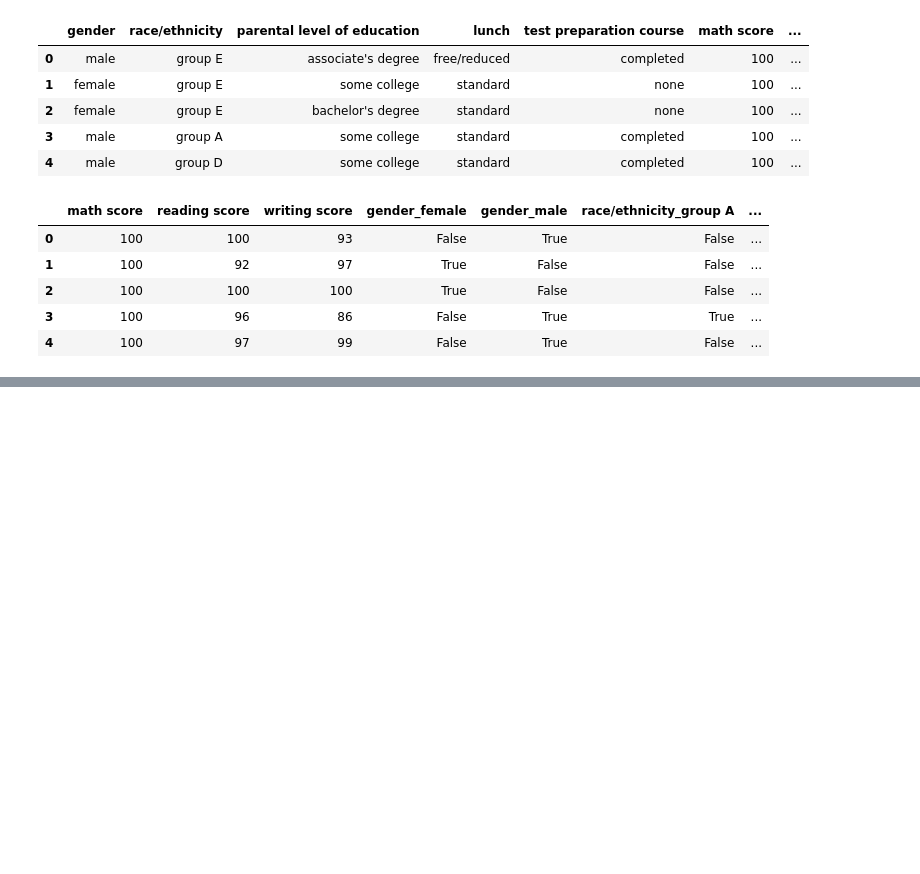
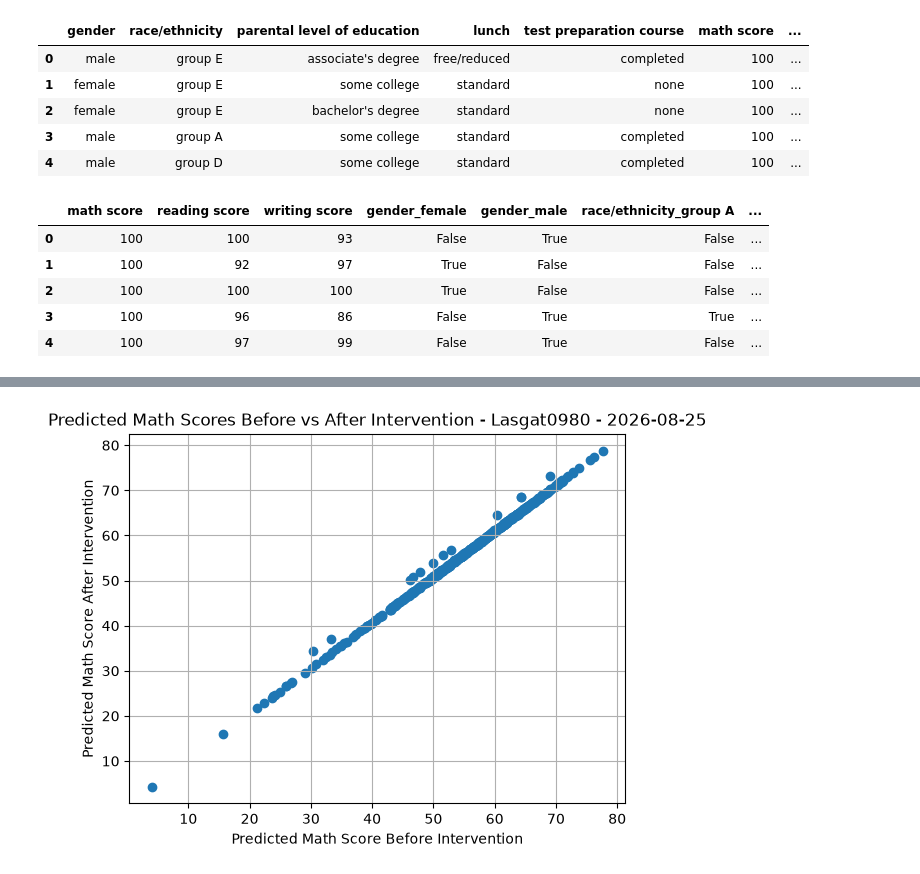
Before and after one commit to Lasgat0980/4.6_Project_DataMining, a Jupyter notebook: 4.6ProjectDataMining.ipynb, the cells around one changed output, grey strips where cells are left out. Saved outputs shown, nothing was run; the diff lists cells and outputs as text; code cells hidden in the pictures; blank space fills up the shorter version.

```diff
--- a/4.6ProjectDataMining.ipynb
+++ b/4.6ProjectDataMining.ipynb
@@ -156,0 +213,19 @@ display(coefficients)
+# %%
+#Step 4: Scatter Plot of Predicted Math Scores Before and After Intervention
+
+import matplotlib.pyplot as plt
+#Create scatter plot
+plt.scatter(predicted_before, predicted_after)
+
+#Add labels and title
+plt.xlabel("Predicted Math Score Before Intervention")
+plt.ylabel("Predicted Math Score After Intervention")
+plt.title(f"Predicted Math Scores Before vs After Intervention - {student_id} - {todays_date}")
+
+#Add grid
+plt.grid(True)
+
+#Display plot
+plt.show()
+# %% [output]
+[figure, added]
```
Also changed, not shown: parts of 7 cells of this notebook.
